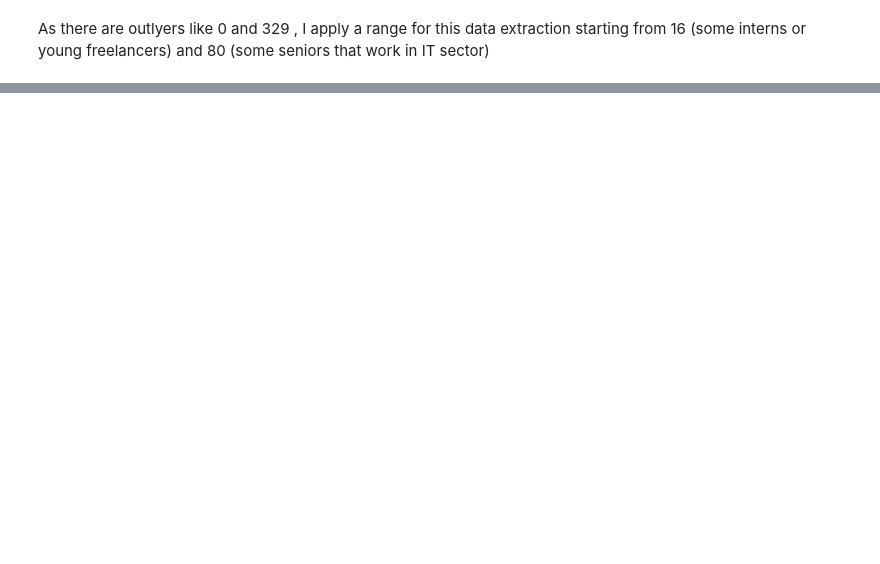
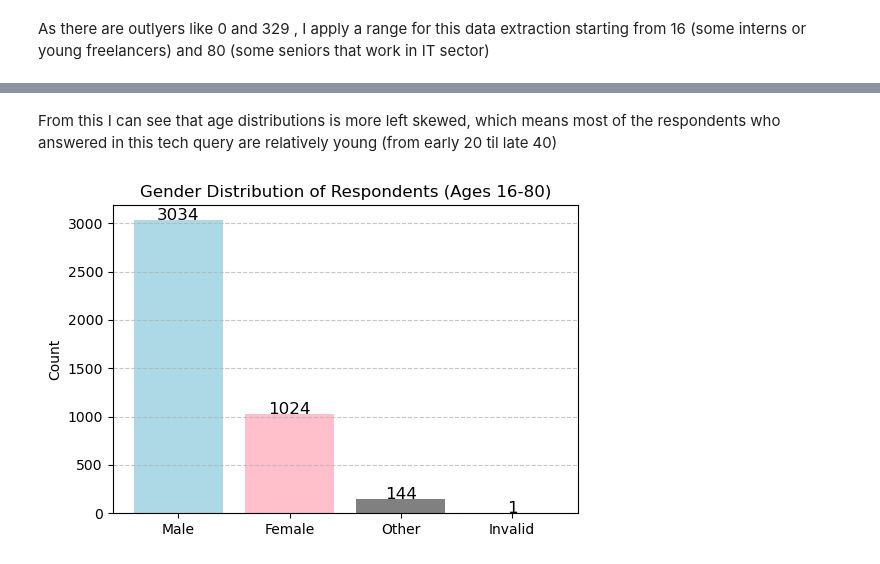
Before and after one commit to Kristaps-E/EDA_Mental_health_in_teach, a Jupyter notebook: EDA.IPYNB, the cells around one changed output, grey strips where cells are left out. Drawn from its saved outputs; the diff is of its cells as text; code cells hidden in the pictures; blank space fills up the shorter version.

```diff
--- a/EDA.IPYNB
+++ b/EDA.IPYNB
@@ -393,0 +451,44 @@ Age Range: 57
+# %% [markdown]
+From this I can see that age distributions is more left skewed, which means most of the respondents who answered in this tech query are relatively young (from early 20 til late 40)
+# %%
+query = """
+WITH valid_ages AS (
+    SELECT UserID
+    FROM Answer
+    WHERE QuestionID = 1
+    AND AnswerText GLOB '[0-9]*'
+    AND CAST(AnswerText AS INTEGER) BETWEEN 16 AND 80
+),
+gender_counts AS (
+    SELECT
+        CASE
+            WHEN LOWER(AnswerText) IN ('male', 'man') THEN 'Male'
+            WHEN LOWER(AnswerText) IN ('female', 'woman') THEN 'Female'
+            WHEN AnswerText GLOB '[0-9]*' THEN 'Invalid'
+            ELSE 'Other'
+        END AS gender_category
+    FROM Answer
+    WHERE QuestionID = 2
+    AND UserID IN (SELECT UserID FROM valid_ages)
+)
+SELECT gender_category, COUNT(*) as count
+FROM gender_counts
+GROUP BY gender_category;
+"""
+
+gender_stats = conn.execute(query).fetchall()
+sorted_gender_data = sorted(gender_stats, key=lambda x: x[1], reverse=True)
+gender_labels_sorted, gender_counts_sorted = zip(*sorted_gender_data)
+
+plt.figure(figsize=(6, 4))
+plt.bar(gender_labels_sorted, gender_counts_sorted, color=['lightblue', 'pink', 'gray', 'red'])
+
+for i, v in enumerate(gender_counts_sorted):
+    plt.text(i, v + 2, str(v), ha='center', fontsize=12)
+
+plt.title("Gender Distribution of Respondents (Ages 16-80)")
+plt.ylabel("Count")
+plt.grid(axis='y', linestyle='--', alpha=0.7)
+plt.show()
+# %% [output]
+[figure, added]
```
Also changed, not shown: parts of 19 cells of this notebook, 2 other files.
